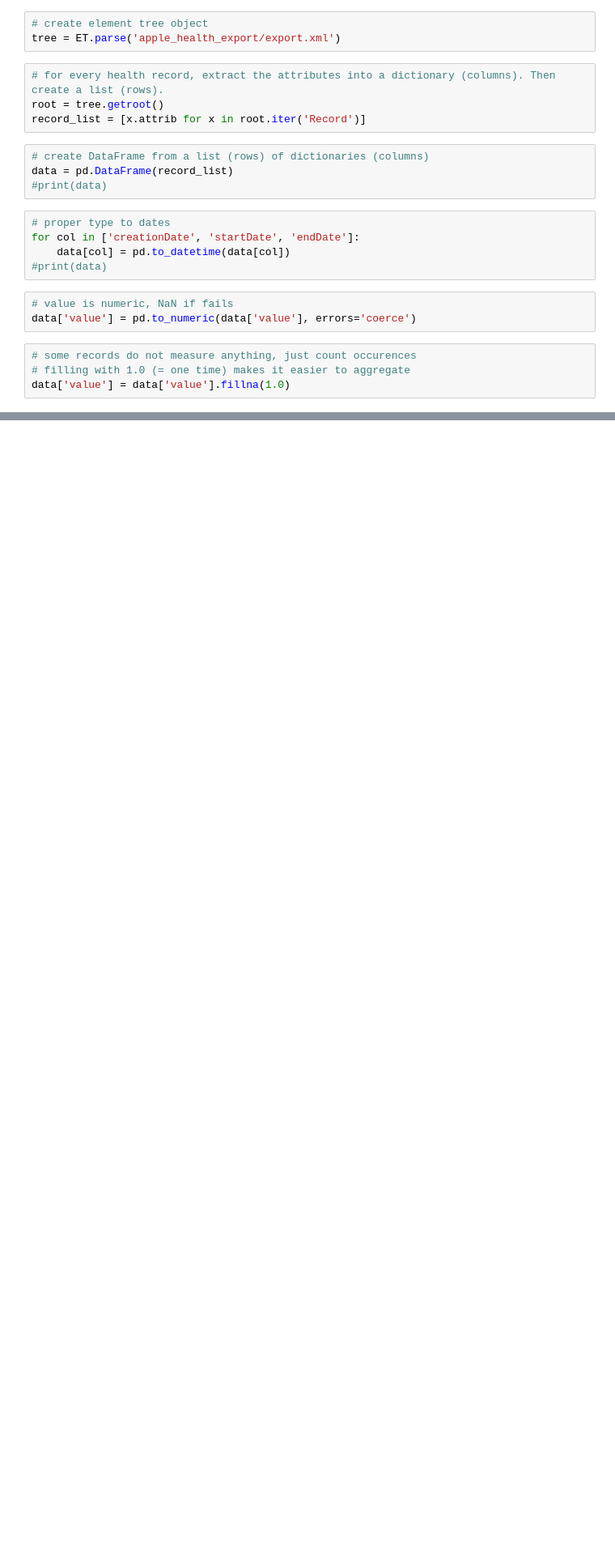
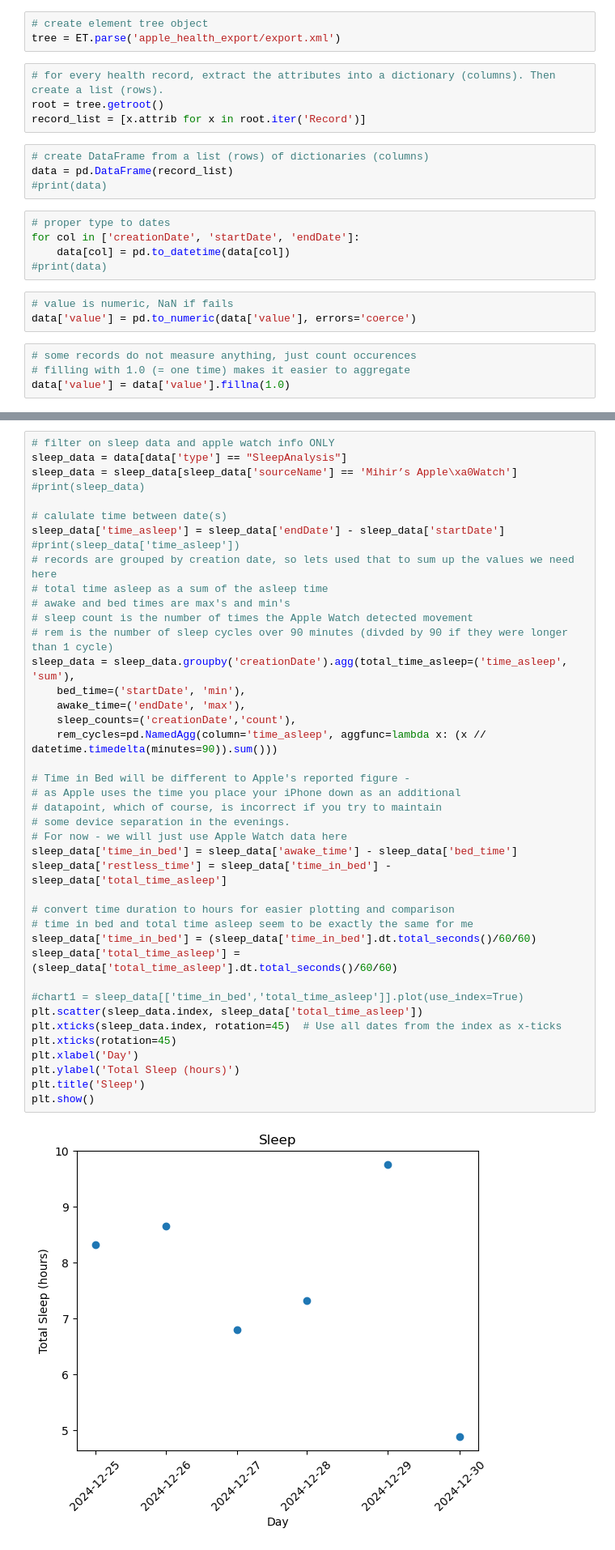
Before and after one commit to MihirSahu/Apple-Health-Jupyter-Notebook, a Jupyter notebook: Apple Health.ipynb, the cells around one changed output, grey strips where cells are left out. Shown at 81% size. Drawn from its saved outputs; the diff is of its cells as text; blank space fills up the shorter version.

```diff
--- a/Apple Health.ipynb
+++ b/Apple Health.ipynb
@@ -101,0 +129,43 @@ plt.show()
+# %%
+# filter on sleep data and apple watch info ONLY
+sleep_data = data[data['type'] == "SleepAnalysis"]
+sleep_data = sleep_data[sleep_data['sourceName'] == 'Mihir’s Apple\xa0Watch']
+#print(sleep_data)
+
+# calulate time between date(s)
+sleep_data['time_asleep'] = sleep_data['endDate'] - sleep_data['startDate']
+#print(sleep_data['time_asleep'])
+# records are grouped by creation date, so lets used that to sum up the values we need here
+# total time asleep as a sum of the asleep time
+# awake and bed times are max's and min's
+# sleep count is the number of times the Apple Watch detected movement
+# rem is the number of sleep cycles over 90 minutes (divded by 90 if they were longer than 1 cycle)
+sleep_data = sleep_data.groupby('creationDate').agg(total_time_asleep=('time_asleep', 'sum'),
+    bed_time=('startDate', 'min'),
+    awake_time=('endDate', 'max'),
+    sleep_counts=('creationDate','count'),
+    rem_cycles=pd.NamedAgg(column='time_asleep', aggfunc=lambda x: (x // datetime.timedelta(minutes=90)).sum()))
+
+# Time in Bed will be different to Apple's reported figure -
+# as Apple uses the time you place your iPhone down as an additional
+# datapoint, which of course, is incorrect if you try to maintain
+# some device separation in the evenings.
+# For now - we will just use Apple Watch data here
+sleep_data['time_in_bed'] = sleep_data['awake_time'] - sleep_data['bed_time']
+sleep_data['restless_time'] = sleep_data['time_in_bed'] - sleep_data['total_time_asleep']
+
+# convert time duration to hours for easier plotting and comparison
+# time in bed and total time asleep seem to be exactly the same for me
+sleep_data['time_in_bed'] = (sleep_data['time_in_bed'].dt.total_seconds()/60/60)
+sleep_data['total_time_asleep'] = (sleep_data['total_time_asleep'].dt.total_seconds()/60/60)
+
+#chart1 = sleep_data[['time_in_bed','total_time_asleep']].plot(use_index=True)
+plt.scatter(sleep_data.index, sleep_data['total_time_asleep'])
+plt.xticks(sleep_data.index, rotation=45)  # Use all dates from the index as x-ticks
+plt.xticks(rotation=45)
+plt.xlabel('Day')
+plt.ylabel('Total Sleep (hours)')
+plt.title('Sleep')
+plt.show()
+# %% [output]
+[figure, added]
```
Also changed, not shown: parts of 5 cells of this notebook.
